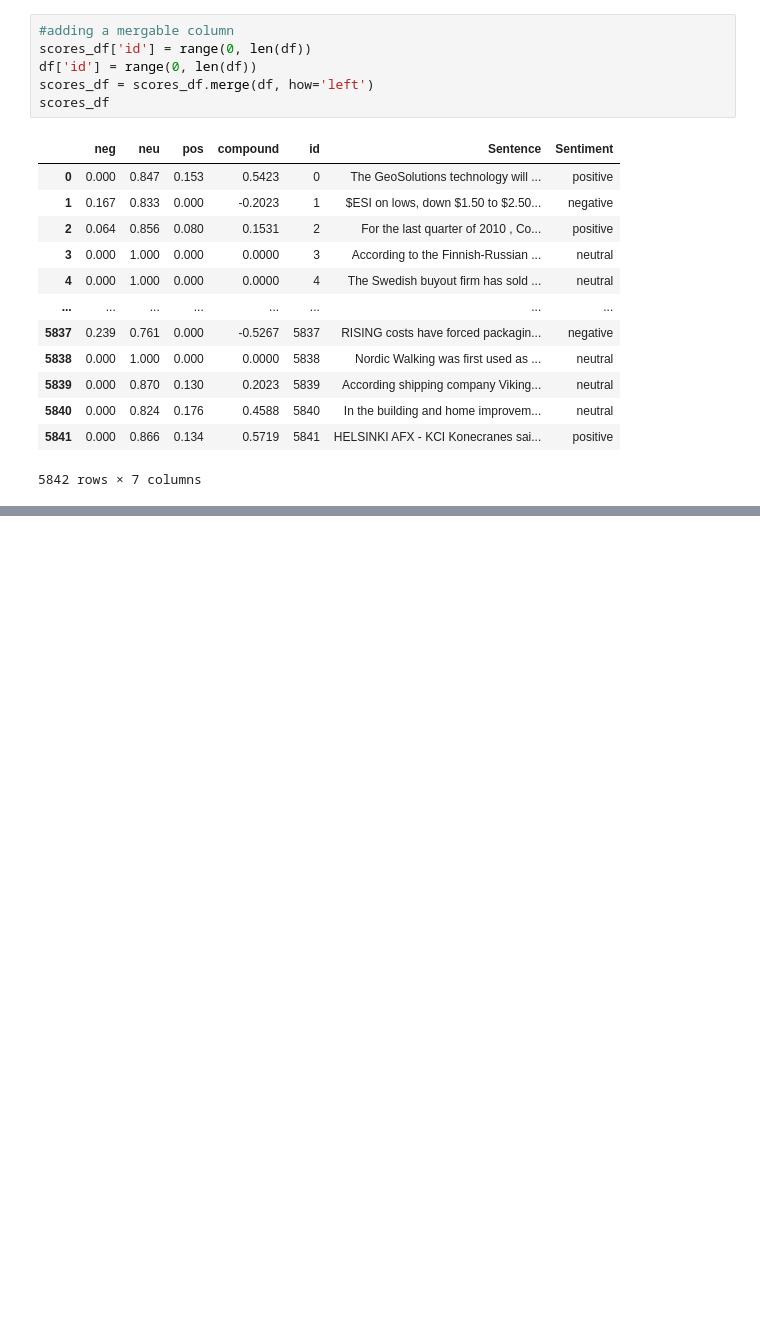
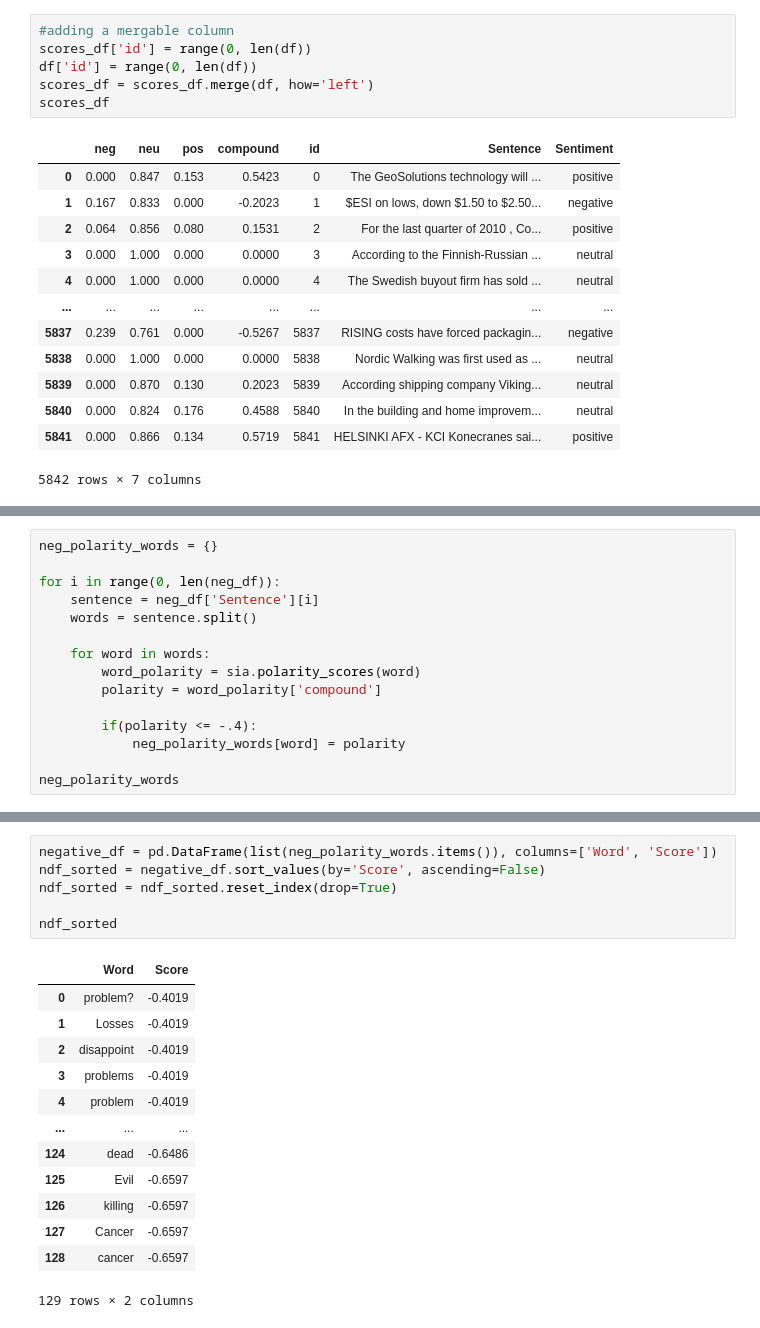
Before and after one commit to hasanhaider2468/Financial-sentiment-analysis, a Jupyter notebook: Project_code/Project-code.ipynb, the cells around one changed output, grey strips where cells are left out. Drawn from its saved outputs; the diff is of its cells as text; blank space fills up the shorter version.

```diff
--- a/Project_code/Project-code.ipynb
+++ b/Project_code/Project-code.ipynb
@@ -94,0 +110,15 @@ neg_df
+# %%
+neg_polarity_words = {}
+
+for i in range(0, len(neg_df)):
+    sentence = neg_df['Sentence'][i]
+    words = sentence.split()
+
+    for word in words:
+        word_polarity = sia.polarity_scores(word)
+        polarity = word_polarity['compound']
+
+        if(polarity <= -.4):
+            neg_polarity_words[word] = polarity
+
+neg_polarity_words
@@ -94,0 +143,20 @@ neg_df
+# %%
+negative_df = pd.DataFrame(list(neg_polarity_words.items()), columns=['Word', 'Score'])
+ndf_sorted = negative_df.sort_values(by='Score', ascending=False)
+ndf_sorted = ndf_sorted.reset_index(drop=True)
+
+ndf_sorted
+# %% [output]
+|  | Word | Score |
+| 0 | problem? | -0.4019 |
+| 1 | Losses | -0.4019 |
+| 2 | disappoint | -0.4019 |
+| 3 | problems | -0.4019 |
+| 4 | problem | -0.4019 |
+| ... | ... | ... |
+| 124 | dead | -0.6486 |
+| 125 | Evil | -0.6597 |
+| 126 | killing | -0.6597 |
+| 127 | Cancer | -0.6597 |
+| 128 | cancer | -0.6597 |
+129 rows × 2 columns
```
Also changed, not shown: parts of 10 cells of this notebook.
